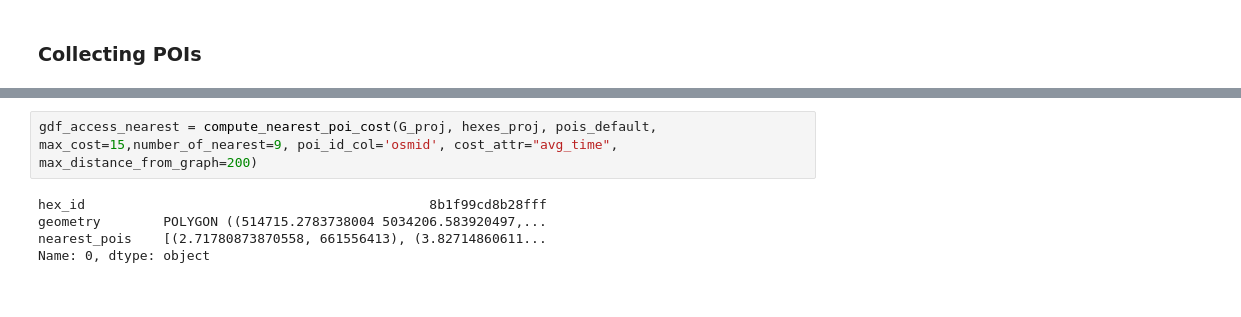
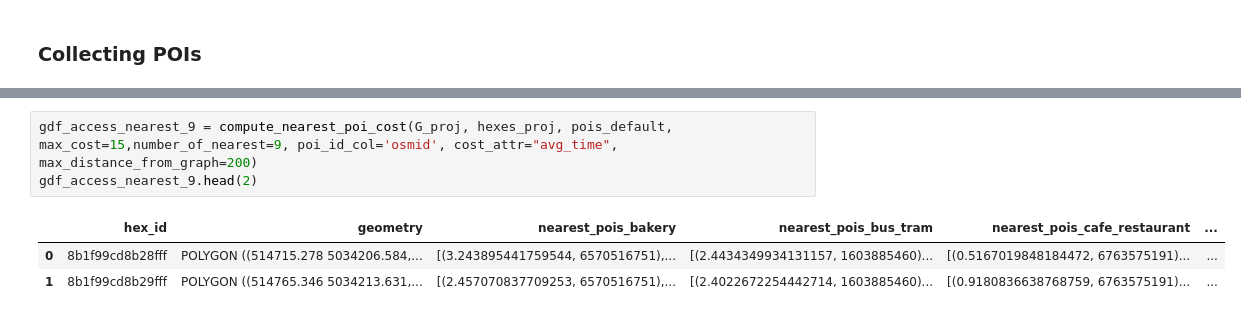
Before and after one commit to TransformTransport/accessX, a Jupyter notebook: notebook_tester.ipynb, the cells around one changed output, grey strips where cells are left out. Cells and saved outputs as stored; diff of their text form.

```diff
--- a/notebook_tester.ipynb
+++ b/notebook_tester.ipynb
@@ -284,7 +329,7 @@ gdf_access_nearest = compute_nearest_poi_cost(G_proj, hexes_proj, pois_default,
 # %%
-gdf_access_nearest = compute_nearest_poi_cost(G_proj, hexes_proj, pois_default, max_cost=15,number_of_nearest=9, poi_id_col='osmid', cost_attr="avg_time", max_distance_from_graph=200)
+gdf_access_nearest_9 = compute_nearest_poi_cost(G_proj, hexes_proj, pois_default, max_cost=15,number_of_nearest=9, poi_id_col='osmid', cost_attr="avg_time", max_distance_from_graph=200)
+gdf_access_nearest_9.head(2)
 # %% [output]
-hex_id                                            8b1f99cd8b28fff
-geometry        POLYGON ((514715.2783738004 5034206.583920497,...
-nearest_pois    [(2.71780873870558, 661556413), (3.82714860611...
-Name: 0, dtype: object
+|  | hex_id | geometry | nearest_pois_bakery | nearest_pois_bus_tram | nearest_pois_cafe_restaurant | ... |
+| 0 | 8b1f99cd8b28fff | POLYGON ((514715.278 5034206.584,... | [(3.243895441759544, 6570516751),... | [(2.4434349934131157, 1603885460)... | [(0.5167019848184472, 6763575191)... | ... |
+| 1 | 8b1f99cd8b29fff | POLYGON ((514765.346 5034213.631,... | [(2.457070837709253, 6570516751),... | [(2.4022672254442714, 1603885460)... | [(0.9180836638768759, 6763575191)... | ... |
```
Also changed, not shown: parts of 16 cells of this notebook.
